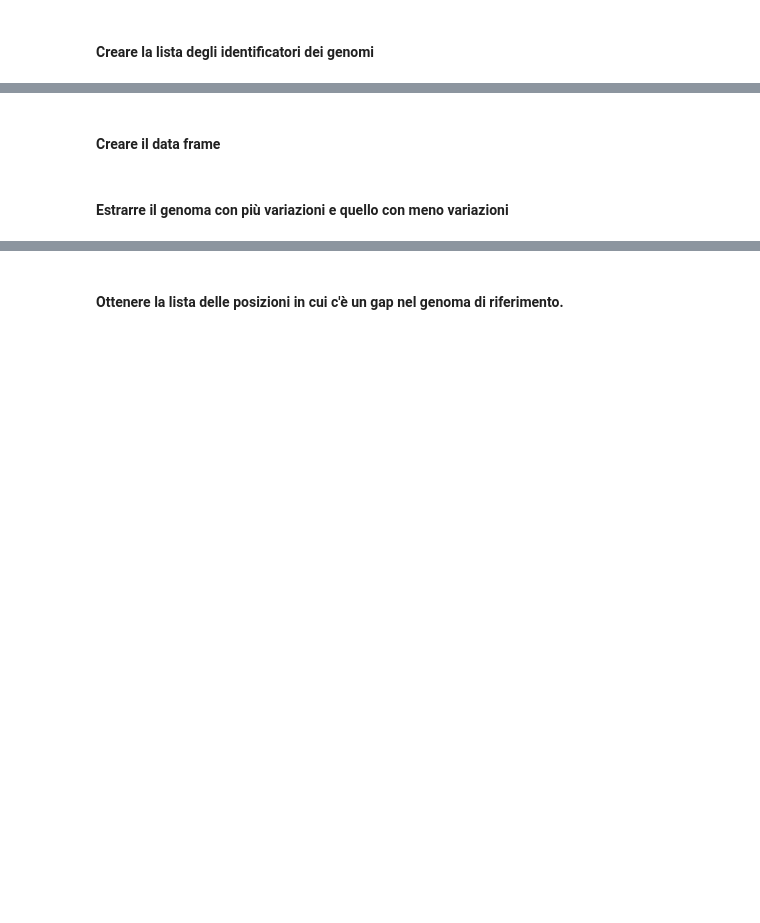
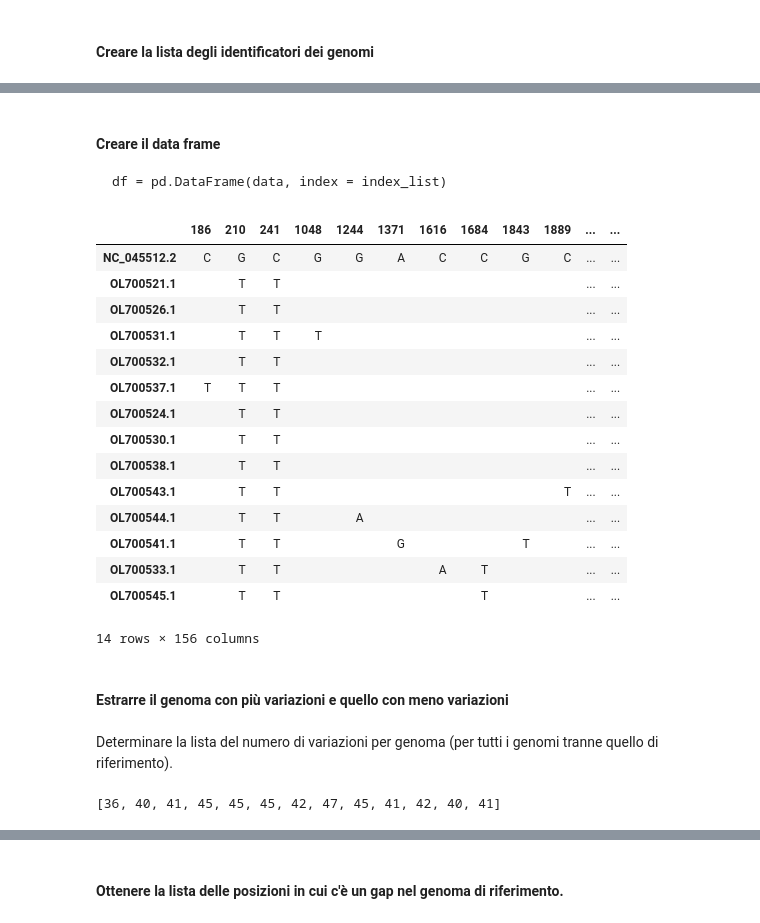
Before and after one commit to bioinformatica-corso/lezioni, a Jupyter notebook: laboratorio/lezione17-09dic21/esercizio4-biopython.ipynb, the cells around one changed output, grey strips where cells are left out. Drawn from its saved outputs; the diff is of its cells as text; code cells hidden in the pictures; blank space fills up the shorter version.

```diff
--- a/laboratorio/lezione17-09dic21/esercizio4-biopython.ipynb
+++ b/laboratorio/lezione17-09dic21/esercizio4-biopython.ipynb
@@ -95,6 +196,33 @@ data
 # %% [markdown]
 #### Creare il data frame
+
+    df = pd.DataFrame(data, index = index_list)
+# %%
+df
+# %% [output]
+|  | 186 | 210 | 241 | 1048 | 1244 | 1371 | 1616 | 1684 | 1843 | 1889 | ... | ... |
+| NC_045512.2 | C | G | C | G | G | A | C | C | G | C | ... | ... |
+| OL700521.1 |  | T | T |  |  |  |  |  |  |  | ... | ... |
+| OL700526.1 |  | T | T |  |  |  |  |  |  |  | ... | ... |
+| OL700531.1 |  | T | T | T |  |  |  |  |  |  | ... | ... |
+| OL700532.1 |  | T | T |  |  |  |  |  |  |  | ... | ... |
+| OL700537.1 | T | T | T |  |  |  |  |  |  |  | ... | ... |
+| OL700524.1 |  | T | T |  |  |  |  |  |  |  | ... | ... |
+| OL700530.1 |  | T | T |  |  |  |  |  |  |  | ... | ... |
+| OL700538.1 |  | T | T |  |  |  |  |  |  |  | ... | ... |
+| OL700543.1 |  | T | T |  |  |  |  |  |  | T | ... | ... |
+| OL700544.1 |  | T | T |  | A |  |  |  |  |  | ... | ... |
+| OL700541.1 |  | T | T |  |  | G |  |  | T |  | ... | ... |
+| OL700533.1 |  | T | T |  |  |  | A | T |  |  | ... | ... |
+| OL700545.1 |  | T | T |  |  |  |  | T |  |  | ... | ... |
+14 rows × 156 columns
 # %% [markdown]
 #### Estrarre il genoma con più variazioni e quello con meno variazioni
+# %% [markdown]
+Determinare la lista del numero di variazioni per genoma (per tutti i genomi tranne quello di riferimento).
+# %%
+variants_per_genome
+# %% [output]
+[36, 40, 41, 45, 45, 45, 42, 47, 45, 41, 42, 40, 41]
 # %%
 # %% [output]
```
Also changed, not shown: parts of 30 cells of this notebook.
